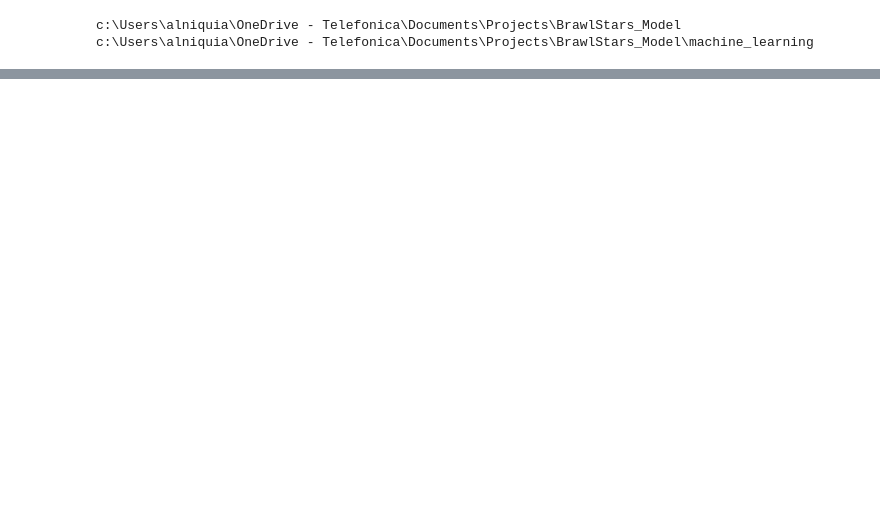
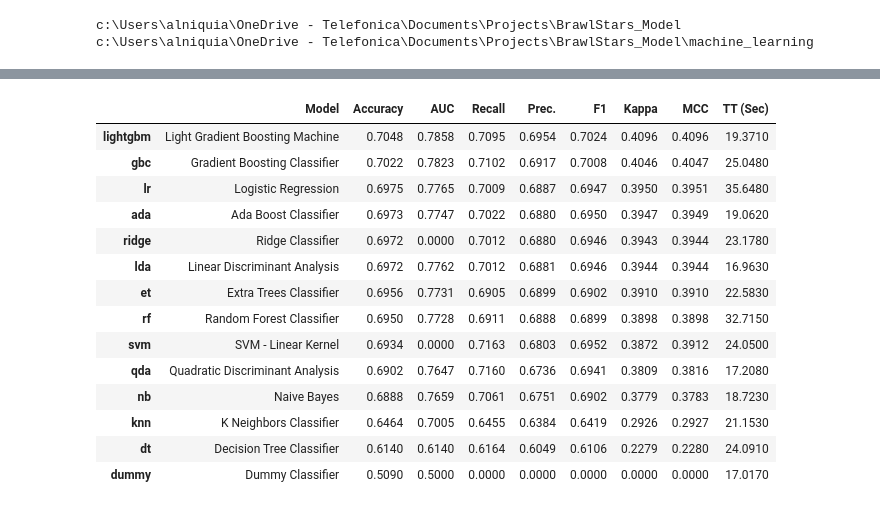
Before and after one commit to aquinteros/BrawlStars_Analytics, a Jupyter notebook: bs_ml_training.ipynb, the cells around one changed output, grey strips where cells are left out. Saved outputs shown, nothing was run; the diff lists cells and outputs as text; code cells hidden in the pictures; blank space fills up the shorter version.

Commit message:
model training

```diff
--- a/bs_ml_training.ipynb
+++ b/bs_ml_training.ipynb
@@ -41,3 +87,4 @@ NameError: name 'train' is not defined
 # %%
 #comparación de modelos
-model = compare_models(include=['rf','gbc','lightgbm','ada','catboost','xgboost'])
+model = compare_models()
+# %% [output]
@@ -43,0 +92,15 @@ model = compare_models(include=['rf','gbc','lightgbm','ada','catboost','xgboost'
+|  | Model | Accuracy | AUC | Recall | Prec. | F1 | Kappa | MCC | TT (Sec) |
+| lightgbm | Light Gradient Boosting Machine | 0.7048 | 0.7858 | 0.7095 | 0.6954 | 0.7024 | 0.4096 | 0.4096 | 19.3710 |
+| gbc | Gradient Boosting Classifier | 0.7022 | 0.7823 | 0.7102 | 0.6917 | 0.7008 | 0.4046 | 0.4047 | 25.0480 |
+| lr | Logistic Regression | 0.6975 | 0.7765 | 0.7009 | 0.6887 | 0.6947 | 0.3950 | 0.3951 | 35.6480 |
+| ada | Ada Boost Classifier | 0.6973 | 0.7747 | 0.7022 | 0.6880 | 0.6950 | 0.3947 | 0.3949 | 19.0620 |
+| ridge | Ridge Classifier | 0.6972 | 0.0000 | 0.7012 | 0.6880 | 0.6946 | 0.3943 | 0.3944 | 23.1780 |
+| lda | Linear Discriminant Analysis | 0.6972 | 0.7762 | 0.7012 | 0.6881 | 0.6946 | 0.3944 | 0.3944 | 16.9630 |
+| et | Extra Trees Classifier | 0.6956 | 0.7731 | 0.6905 | 0.6899 | 0.6902 | 0.3910 | 0.3910 | 22.5830 |
+| rf | Random Forest Classifier | 0.6950 | 0.7728 | 0.6911 | 0.6888 | 0.6899 | 0.3898 | 0.3898 | 32.7150 |
+| svm | SVM - Linear Kernel | 0.6934 | 0.0000 | 0.7163 | 0.6803 | 0.6952 | 0.3872 | 0.3912 | 24.0500 |
+| qda | Quadratic Discriminant Analysis | 0.6902 | 0.7647 | 0.7160 | 0.6736 | 0.6941 | 0.3809 | 0.3816 | 17.2080 |
+| nb | Naive Bayes | 0.6888 | 0.7659 | 0.7061 | 0.6751 | 0.6902 | 0.3779 | 0.3783 | 18.7230 |
+| knn | K Neighbors Classifier | 0.6464 | 0.7005 | 0.6455 | 0.6384 | 0.6419 | 0.2926 | 0.2927 | 21.1530 |
+| dt | Decision Tree Classifier | 0.6140 | 0.6140 | 0.6164 | 0.6049 | 0.6106 | 0.2279 | 0.2280 | 24.0910 |
+| dummy | Dummy Classifier | 0.5090 | 0.5000 | 0.0000 | 0.0000 | 0.0000 | 0.0000 | 0.0000 | 17.0170 |
```
Also changed, not shown: parts of 12 cells of this notebook, 3 other files.
